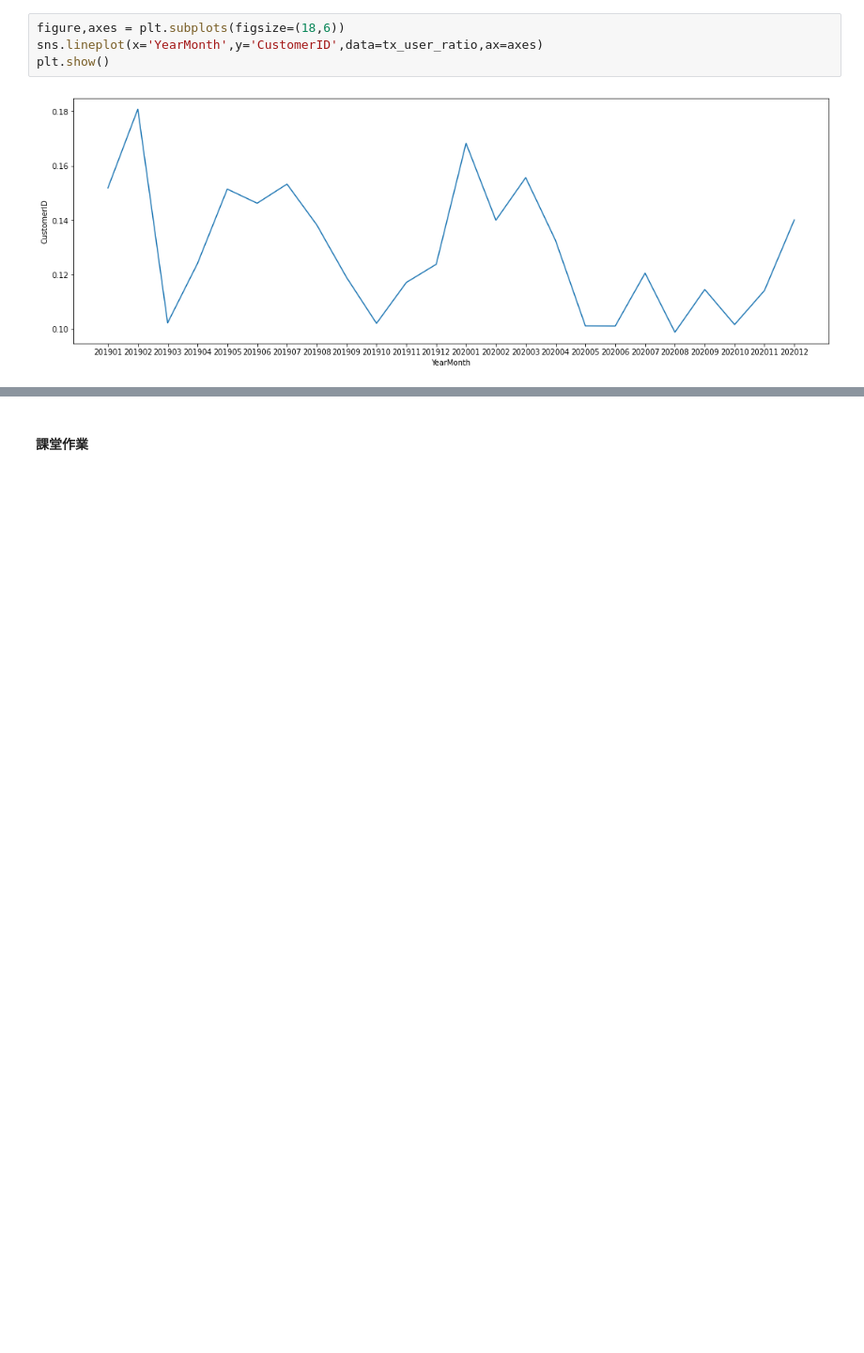
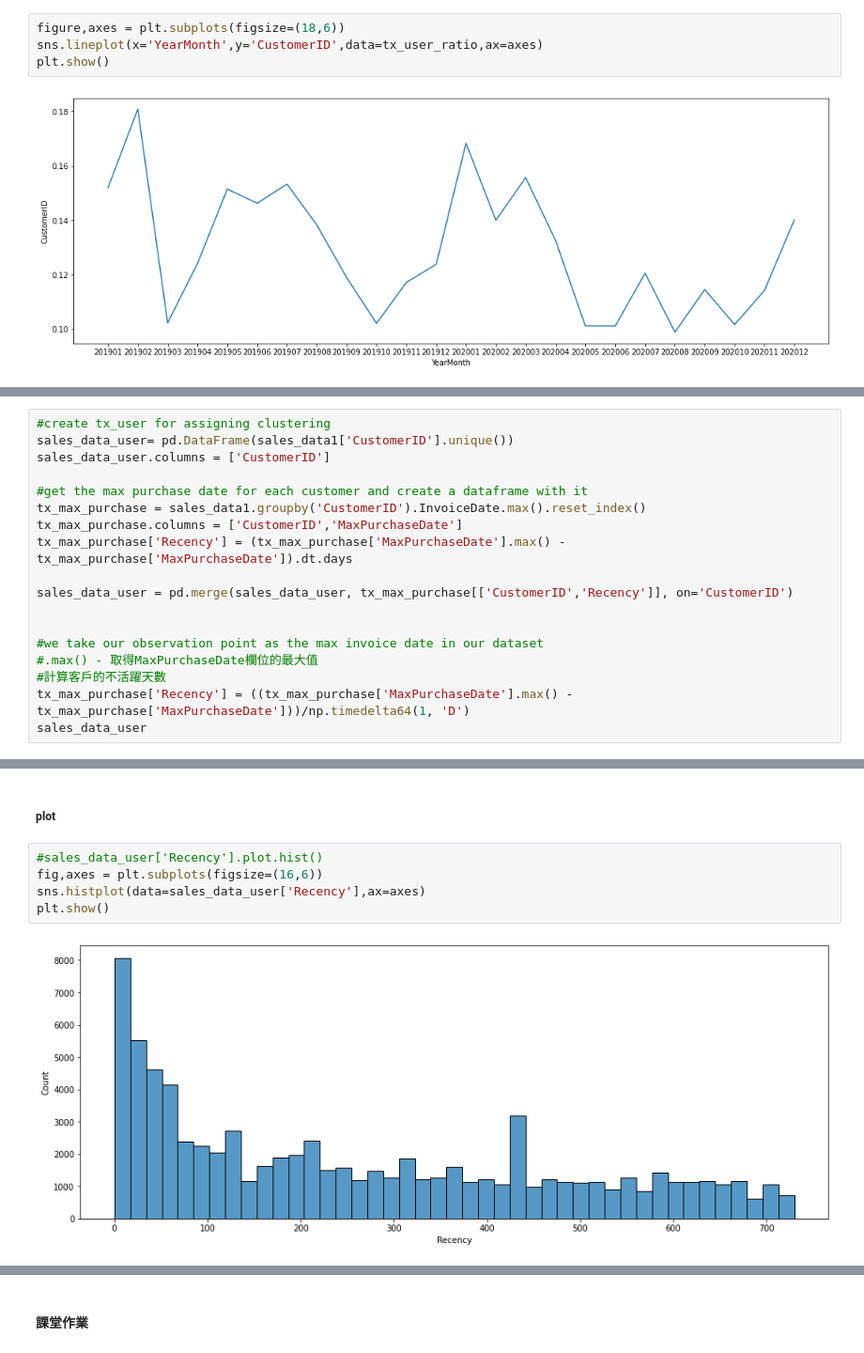
Before and after one commit to a151815058/EDA, a Jupyter notebook: EDA.ipynb, the cells around one changed output, grey strips where cells are left out. Shown at 94% size. Cells and saved outputs as stored; diff of their text form; blank space fills up the shorter version.

Commit message:
add customer_segmentation

```diff
--- a/EDA.ipynb
+++ b/EDA.ipynb
@@ -622,0 +650,18 @@ plt.show()
+# %%
+#create tx_user for assigning clustering
+sales_data_user= pd.DataFrame(sales_data1['CustomerID'].unique())
+sales_data_user.columns = ['CustomerID']
+
+#get the max purchase date for each customer and create a dataframe with it
+tx_max_purchase = sales_data1.groupby('CustomerID').InvoiceDate.max().reset_index()
+tx_max_purchase.columns = ['CustomerID','MaxPurchaseDate']
+tx_max_purchase['Recency'] = (tx_max_purchase['MaxPurchaseDate'].max() - tx_max_purchase['MaxPurchaseDate']).dt.days
+
+sales_data_user = pd.merge(sales_data_user, tx_max_purchase[['CustomerID','Recency']], on='CustomerID')
+
+
+#we take our observation point as the max invoice date in our dataset
+#.max() - 取得MaxPurchaseDate欄位的最大值
+#計算客戶的不活躍天數
+tx_max_purchase['Recency'] = ((tx_max_purchase['MaxPurchaseDate'].max() - tx_max_purchase['MaxPurchaseDate']))/np.timedelta64(1, 'D')
+sales_data_user
@@ -622,0 +682,9 @@ plt.show()
+# %% [markdown]
+##### plot
+# %%
+#sales_data_user['Recency'].plot.hist()
+fig,axes = plt.subplots(figsize=(16,6))
+sns.histplot(data=sales_data_user['Recency'],ax=axes)
+plt.show()
+# %% [output]
+[figure, added]
```
Also changed, not shown: parts of 31 cells of this notebook.
